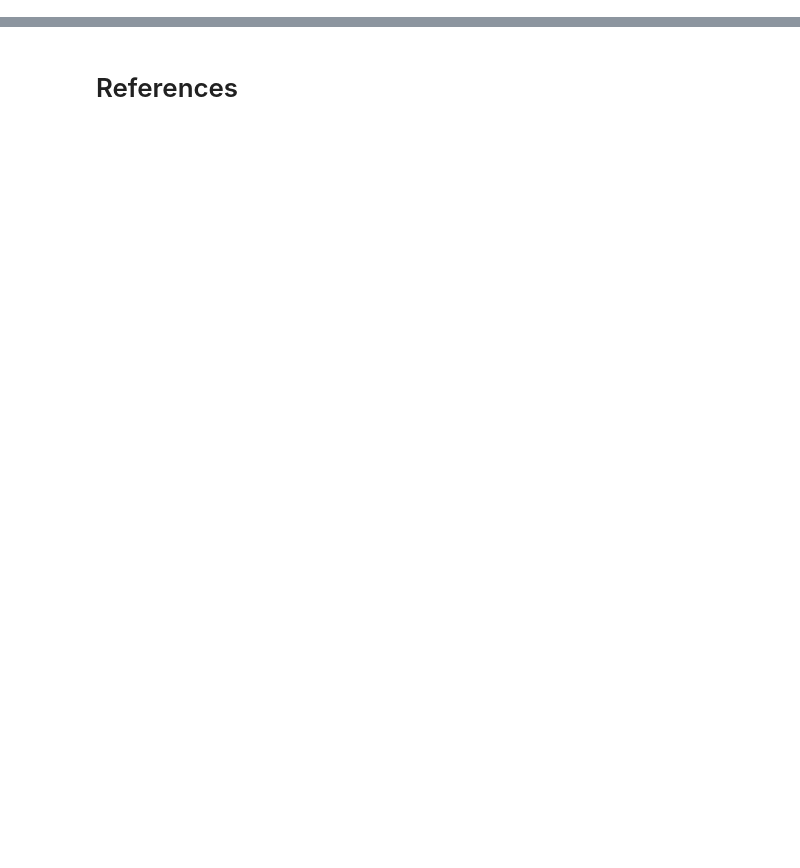
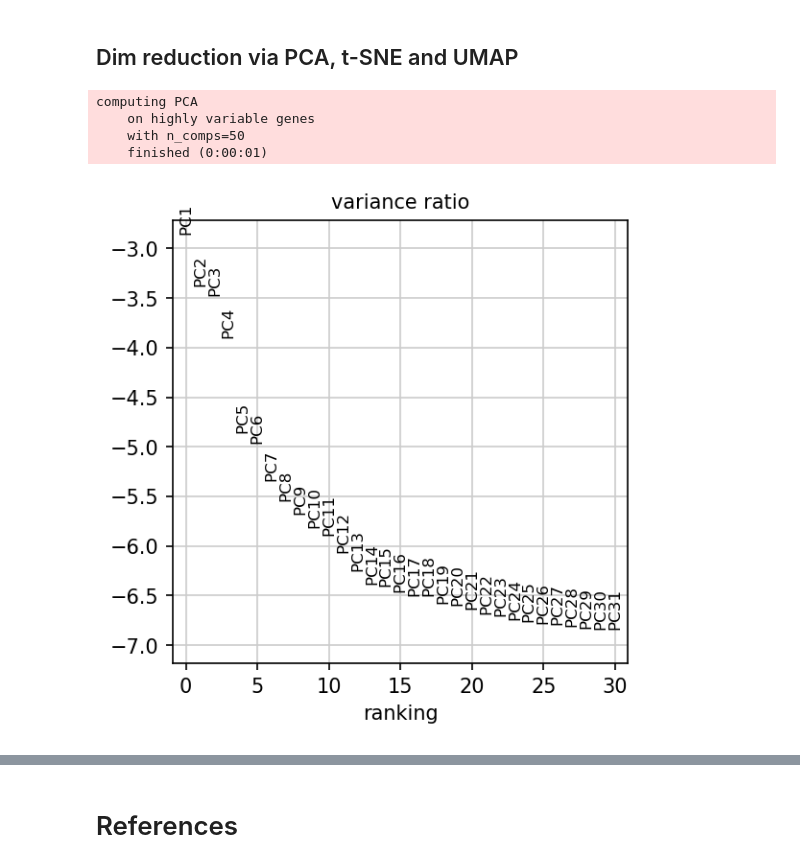
Before and after one commit to adamklie/SCENIC_slurm_pipeline, a Jupyter notebook: SCENIC_preprocessing.ipynb, the cells around one changed output, grey strips where cells are left out. Saved outputs shown, nothing was run; the diff lists cells and outputs as text; code cells hidden in the pictures; blank space fills up the shorter version.

Commit message:
Cleaned up notebooks, need to finish SCENIC_analysis.ipynb

```diff
--- a/SCENIC_preprocessing.ipynb
+++ b/SCENIC_preprocessing.ipynb
@@ -35,0 +119,22 @@ Place for old or testing code
+# %%
+# save a copy of the raw data
+adata.raw = adata
+
+# Total-count normalize (library-size correct) to 10,000 reads/cell
+sc.pp.normalize_per_cell(adata, counts_per_cell_after=1e4)
+
+# log transform the data.
+sc.pp.log1p(adata)
+
+# identify highly variable genes.
+sc.pp.highly_variable_genes(adata, min_mean=0.0125, max_mean=3, min_disp=0.5)
+sc.pl.highly_variable_genes(adata)
+
+# keep only highly variable genes:
+adata = adata[:, adata.var['highly_variable']]
+
+# regress out total counts per cell and the percentage of mitochondrial genes expressed
+sc.pp.regress_out(adata, ['n_counts', 'percent_mito'] ) #, n_jobs=args.threads)
+
+# scale each gene to unit variance, clip values exceeding SD 10.
+sc.pp.scale(adata, max_value=10)
@@ -35,0 +155,12 @@ Place for old or testing code
+# %% [markdown]
+## Dim reduction via PCA, t-SNE and UMAP
+# %%
+# principal component analysis
+sc.tl.pca(adata, svd_solver='arpack')
+sc.pl.pca_variance_ratio(adata, log=True)
+# %% [output]
+computing PCA
+    on highly variable genes
+    with n_comps=50
+    finished (0:00:01)
+[figure, added]
```
Also changed, not shown: parts of 34 cells of this notebook, 3 other files.
